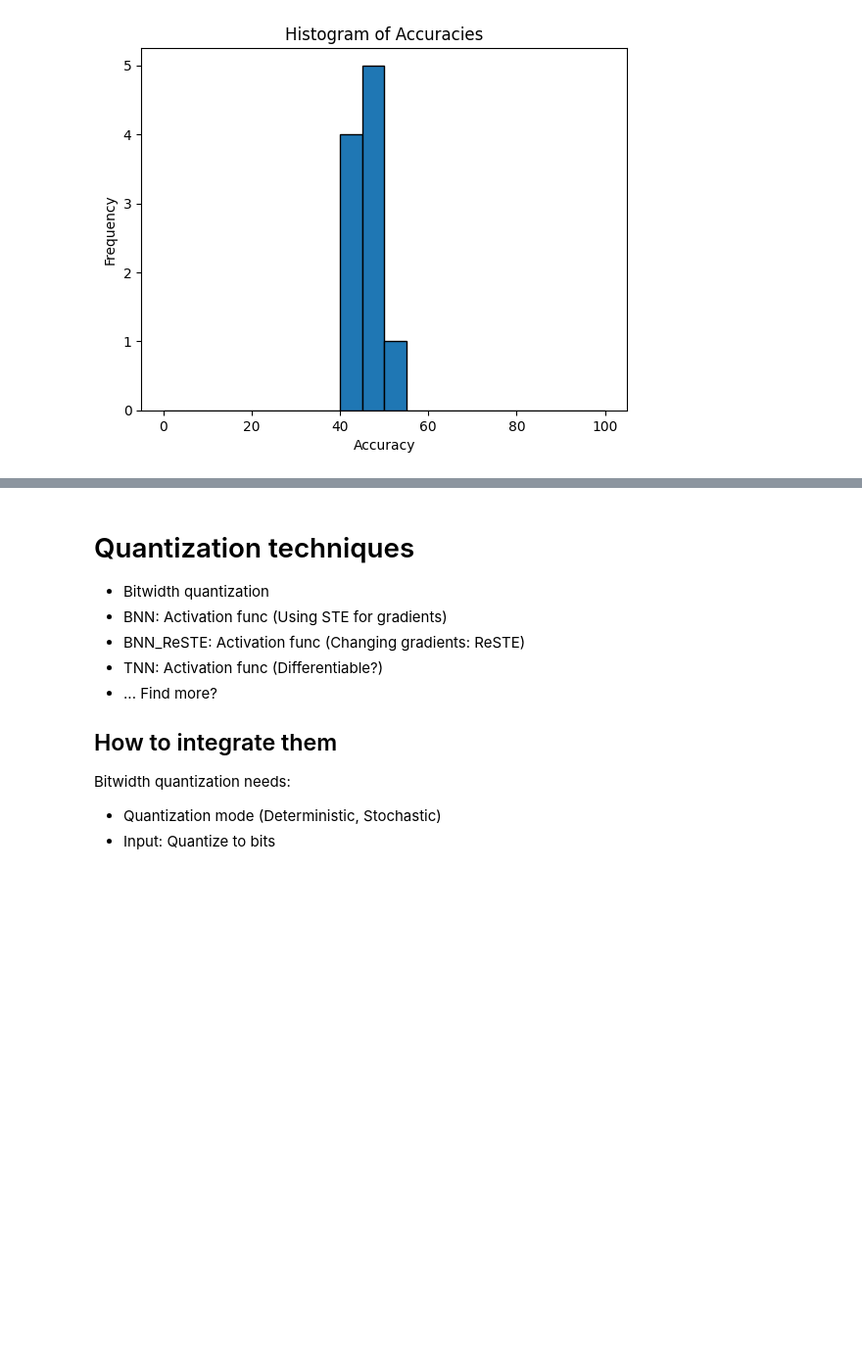
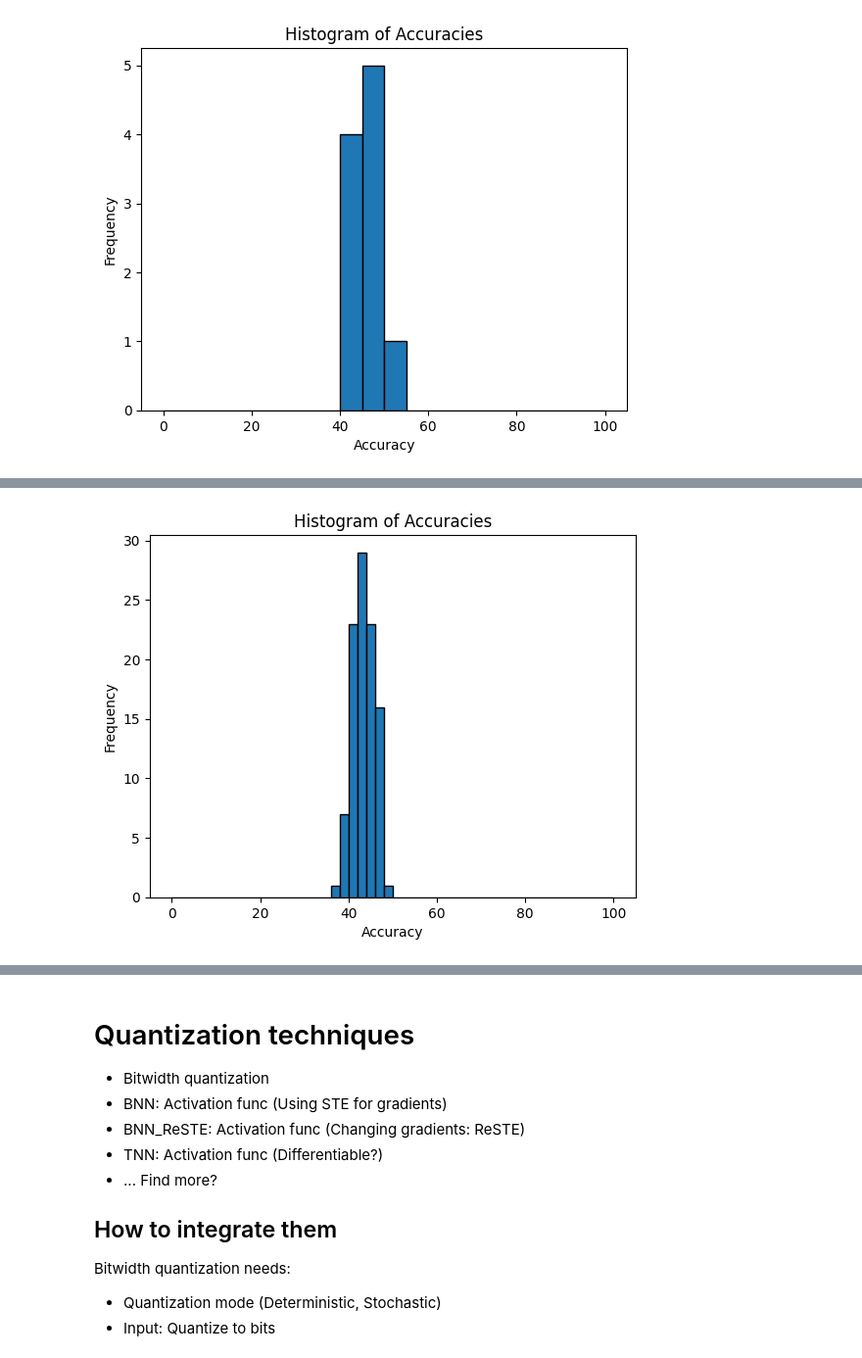
Before and after one commit to DiceNameIsMy/neural-networks-compression, a Jupyter notebook: src/notebooks/try_models.ipynb, the cells around one changed output, grey strips where cells are left out. Shown: that part at 98% size. Drawn from its saved outputs; the diff is of its cells as text; code cells hidden in the pictures; blank space fills up the shorter version.

```diff
--- a/src/notebooks/try_models.ipynb
+++ b/src/notebooks/try_models.ipynb
@@ -95,0 +103,4 @@ accuracies
+# %%
+fig = hist_accuracies(accuracies, bins=50)
+# %% [output]
+[figure, added]
```
Also changed, not shown: parts of 9 cells of this notebook, 6 other files.
